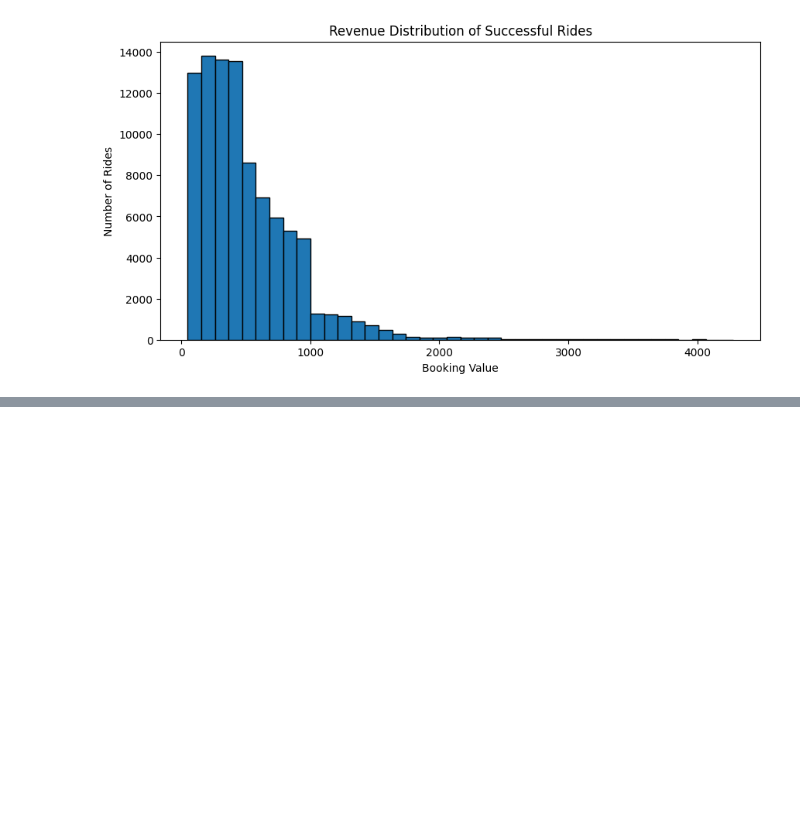
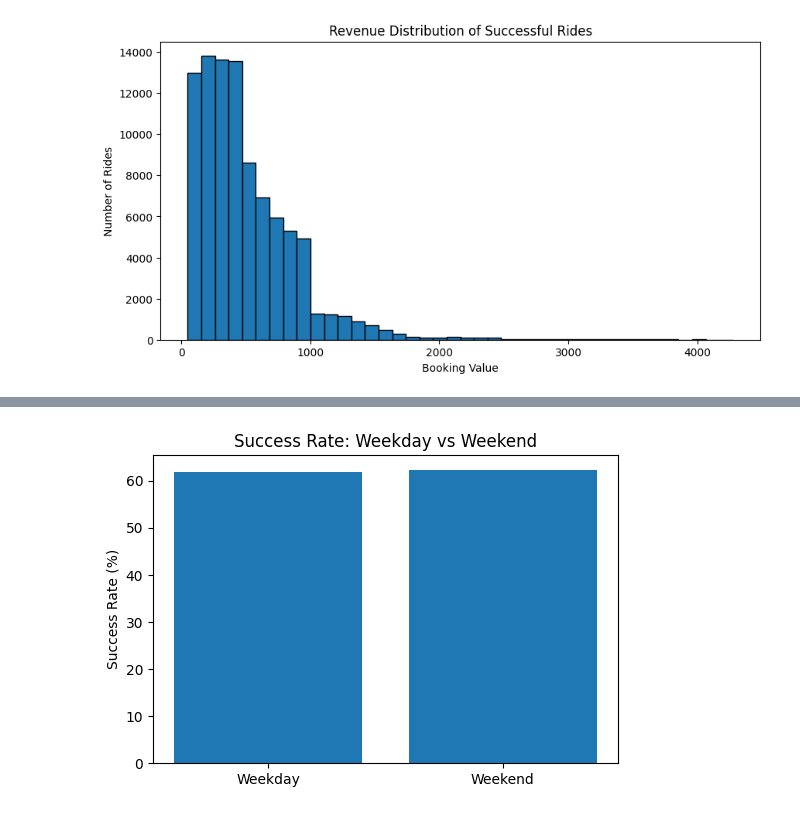
Before and after one commit to debjit11/Namma-Yatri-and-Uber-Analysis, a Jupyter notebook: uber_main.ipynb, the cells around one changed output, grey strips where cells are left out. Saved outputs shown, nothing was run; the diff lists cells and outputs as text; code cells hidden in the pictures; blank space fills up the shorter version.

```diff
--- a/uber_main.ipynb
+++ b/uber_main.ipynb
@@ -368,0 +400,12 @@ plt.show()
+# %%
+weekend_success = df.groupby('Weekend')['Successful'].mean() * 100
+
+plt.figure(figsize=(6,4))
+plt.bar(['Weekday', 'Weekend'], weekend_success.values)
+
+plt.title("Success Rate: Weekday vs Weekend")
+plt.ylabel("Success Rate (%)")
+
+plt.show()
+# %% [output]
+[figure, added]
```
Also changed, not shown: parts of 2 cells of this notebook.
